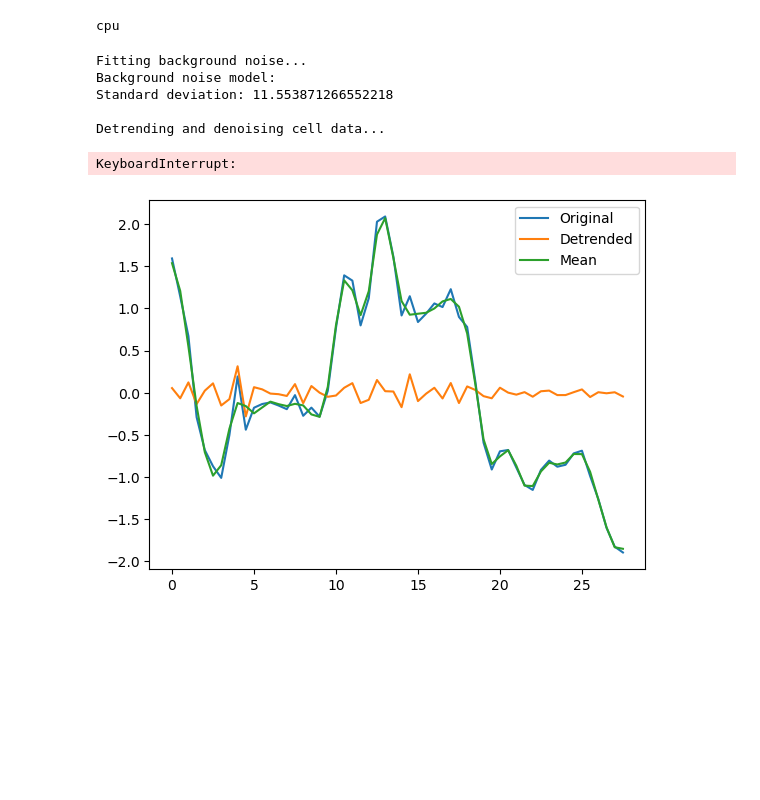
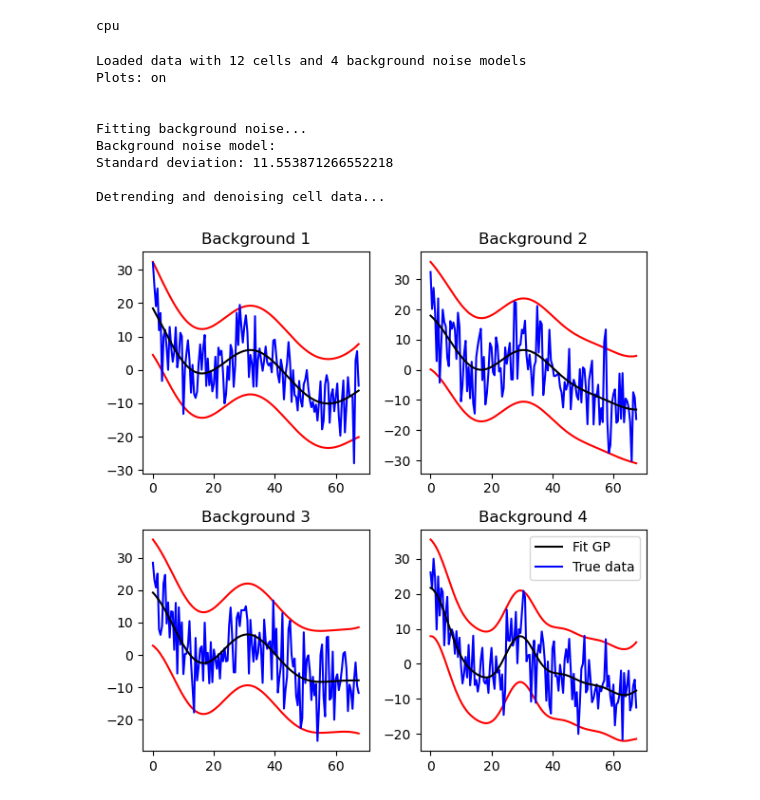
Before and after one commit to TristanSones-Dykes/GPCell, a Jupyter notebook: scripts/paper_recreation.ipynb, the cells around one changed output. Drawn from its saved outputs; the diff is of its cells as text; code cells hidden in the pictures; blank space fills up the shorter version.

Commit message:
Detrending plot and maths added to library and notebook

```diff
--- a/scripts/paper_recreation.ipynb
+++ b/scripts/paper_recreation.ipynb
@@ -29,16 +29,23 @@ cpu
 # %%
 from pyrocell.core import OscillatorDetector
 
 path = "data/hes/Hes1_example.csv"
 osc = OscillatorDetector(path)
 
-osc.fit_models(verbose=True)
+params = {
+    "verbose": True,
+    "plots": ["background"],
+}
+osc.fit_models(**params)
 # %% [output]
+Loaded data with 12 cells and 4 background noise models
+Plots: on
+
+
 Fitting background noise...
 Background noise model:
 Standard deviation: 11.553871266552218
 
 Detrending and denoising cell data...
-KeyboardInterrupt:
-[figure, old version]
+[figure, new version]
 # %%
```
Also changed, not shown: parts of 1 cell of this notebook, 2 other files.
